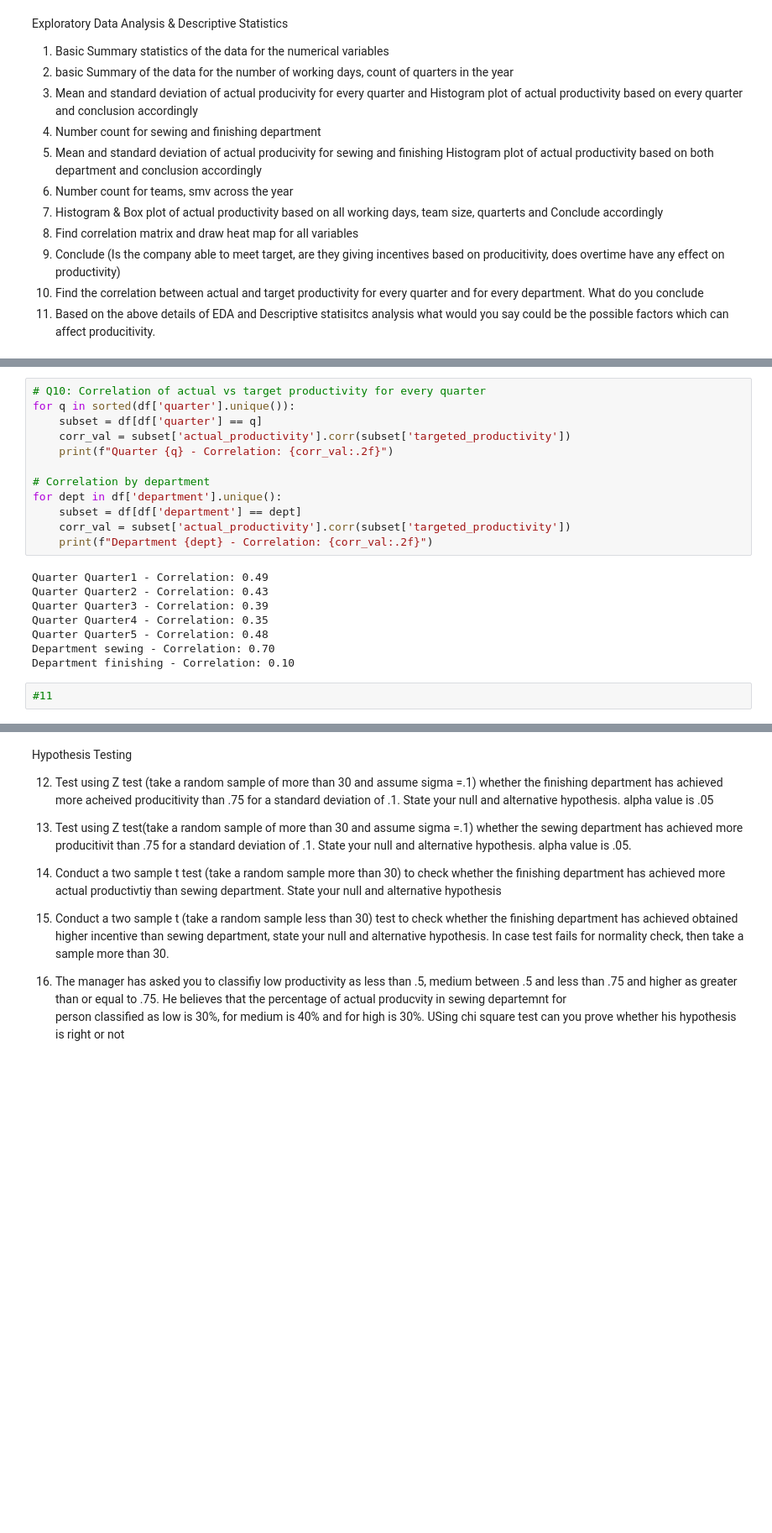
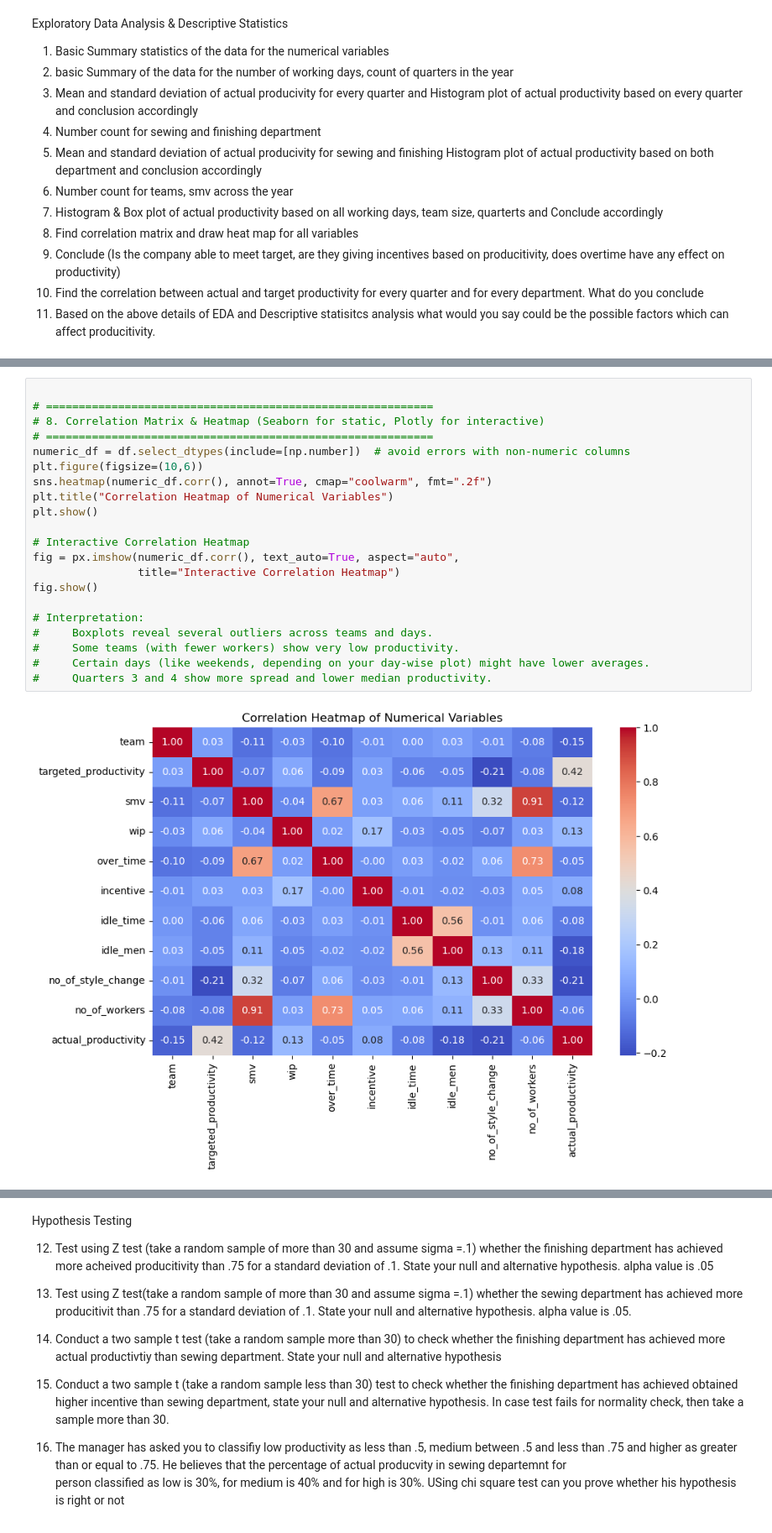
Before and after one commit to Tejustarr/statistical-decision-garment-productivity, a Jupyter notebook: Miniproject_Question.ipynb, the cells around one changed output, grey strips where cells are left out. Shown at 84% size. Drawn from its saved outputs; the diff is of its cells as text; blank space fills up the shorter version.

```diff
--- a/Miniproject_Question.ipynb
+++ b/Miniproject_Question.ipynb
@@ -303,22 +245,23 @@ fig.show()
-# %%
-# Q10: Correlation of actual vs target productivity for every quarter
-for q in sorted(df['quarter'].unique()):
-    subset = df[df['quarter'] == q]
-    corr_val = subset['actual_productivity'].corr(subset['targeted_productivity'])
-    print(f"Quarter {q} - Correlation: {corr_val:.2f}")
-
-# Correlation by department
-for dept in df['department'].unique():
-    subset = df[df['department'] == dept]
-    corr_val = subset['actual_productivity'].corr(subset['targeted_productivity'])
-    print(f"Department {dept} - Correlation: {corr_val:.2f}")
-# %% [output]
-Quarter Quarter1 - Correlation: 0.49
-Quarter Quarter2 - Correlation: 0.43
-Quarter Quarter3 - Correlation: 0.39
-Quarter Quarter4 - Correlation: 0.35
-Quarter Quarter5 - Correlation: 0.48
-Department sewing - Correlation: 0.70
-Department finishing - Correlation: 0.10
-# %%
-#11
+# %%
+
+# ===========================================================
+# 8. Correlation Matrix & Heatmap (Seaborn for static, Plotly for interactive)
+# ===========================================================
+numeric_df = df.select_dtypes(include=[np.number])  # avoid errors with non-numeric columns
+plt.figure(figsize=(10,6))
+sns.heatmap(numeric_df.corr(), annot=True, cmap="coolwarm", fmt=".2f")
+plt.title("Correlation Heatmap of Numerical Variables")
+plt.show()
+
+# Interactive Correlation Heatmap
+fig = px.imshow(numeric_df.corr(), text_auto=True, aspect="auto",
+                title="Interactive Correlation Heatmap")
+fig.show()
+
+# Interpretation:
+#     Boxplots reveal several outliers across teams and days.
+#     Some teams (with fewer workers) show very low productivity.
+#     Certain days (like weekends, depending on your day-wise plot) might have lower averages.
+#     Quarters 3 and 4 show more spread and lower median productivity.
+# %% [output]
+[figure, added]
```
Also changed, not shown: parts of 35 cells of this notebook, 1 other file.
